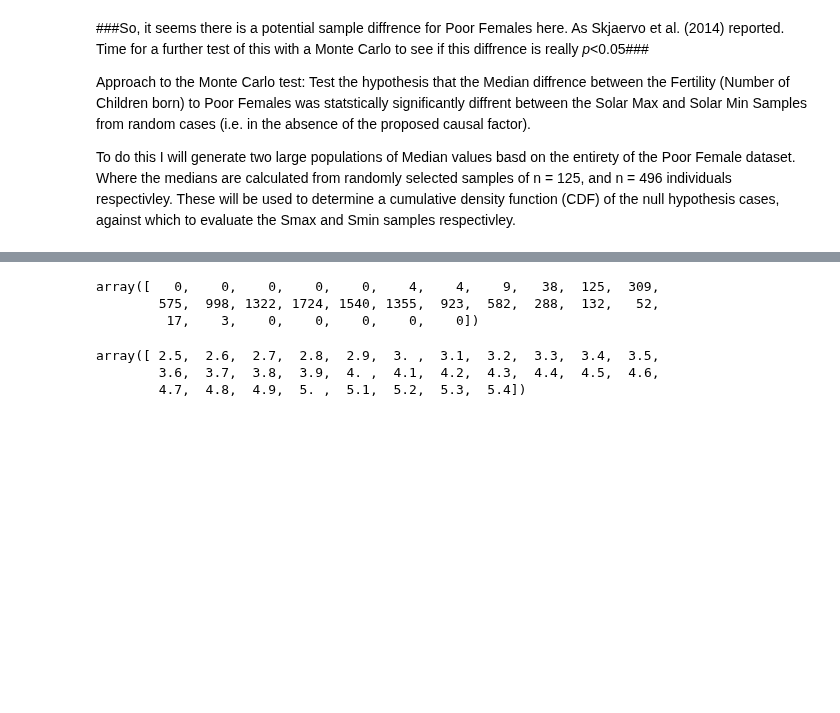
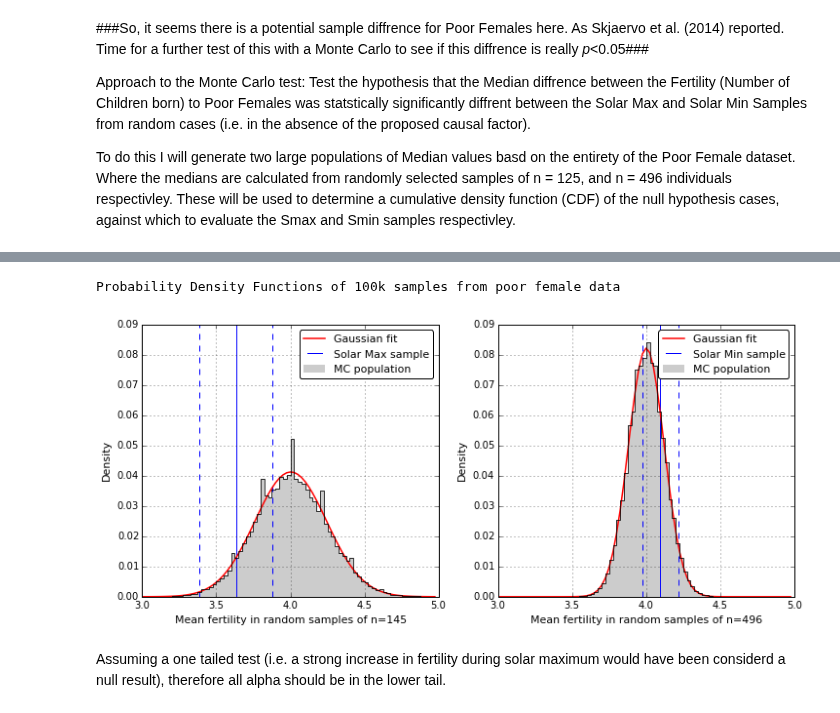
Before and after one commit to benlaken/Nbks, a Jupyter notebook: Historical_birth_analysis.ipynb, the cells around one changed output, grey strips where cells are left out. Drawn from its saved outputs; the diff is of its cells as text; code cells hidden in the pictures; blank space fills up the shorter version.

```diff
--- a/Historical_birth_analysis.ipynb
+++ b/Historical_birth_analysis.ipynb
@@ -324,12 +308,63 @@ plt.show()
-# %%
-pop_125_hist
-# %% [output]
-array([   0,    0,    0,    0,    0,    4,    4,    9,   38,  125,  309,
-        575,  998, 1322, 1724, 1540, 1355,  923,  582,  288,  132,   52,
-         17,    3,    0,    0,    0,    0,    0])
-# %%
-bins
-# %% [output]
-array([ 2.5,  2.6,  2.7,  2.8,  2.9,  3. ,  3.1,  3.2,  3.3,  3.4,  3.5,
-        3.6,  3.7,  3.8,  3.9,  4. ,  4.1,  4.2,  4.3,  4.4,  4.5,  4.6,
-        4.7,  4.8,  4.9,  5. ,  5.1,  5.2,  5.3,  5.4])
+# %%
+# -- Calculate the PDFs for the two MC samples and create a step plot with Gaussian fit---
+density_125 = pop_125_hist/sum(pop_125_hist)       # Normalize the population to 1.0
+step = (bins[1] - bins[0]) *0.5                    # need to center the bins:
+bcenter = [ bpos + step for bpos in bins[:-1]]
+width = bins[1] - bins[0]
+xx = np.ravel(zip(bins[0:-1], bins[0:-1] + width))
+yy = np.ravel(zip(density_125, density_125))
+
+density_496 = pop_496_hist/sum(pop_496_hist)
+yy2 = np.ravel(zip(density_496, density_496))
+
+# Create ideal Gaussian distributions
+mu, sigma = np.mean(pop_n125), np.std(pop_n125)        # Idealized Gaussian...
+ygauss = normpdf(bins, mu, sigma)                      # ...a np function to generate a Gaussian pdf
+ynormgauss = ygauss/sum(ygauss)                        #...a normalized guassian function
+
+mu2, sigma2 = np.mean(pop_n496), np.std(pop_n496)      # More clunky boiler plate code (I should function this)
+ygauss2 = normpdf(bins, mu2, sigma2)
+ynormgauss2 = ygauss2/sum(ygauss2)
+# %%
+print('Probability Density Functions of 100k samples from poor female data')
+#-----Plotting-----
+my_hist1 = plt.figure()
+my_hist1.set_size_inches(12,5)            # Specify the output size
+ax1 = my_hist1.add_subplot(121)              # Add an axis frame object to the plot (i.e. a pannel)
+ax2 = my_hist1.add_subplot(122)              # Add an axis frame object to the plot (i.e. a pannel)
+
+# first pannel
+ax1.bar(bins[0:-1], density_125, width=width, facecolor='k',linewidth=0.0,alpha=0.2)  # Filled bars
+ax1.plot(bins,ynormgauss,'r-',linewidth=1.5)                                          # Ideal Gaussian line
+ax1.vlines(F_SMAX_lowclass['mean'], 0.0, 0.1,colors='b')                              # Marker line of Mean
+ax1.grid(True)
+ax1.set_ylabel(r'Density',fontsize=11)
+ax1.set_xlabel('Mean fertility in random samples of n=145',fontsize=11)
+leg1=ax1.legend(['Gaussian fit','Solar Max sample','MC population',],prop={'size':11},
+                numpoints=1,markerscale=5.,frameon=True,fancybox=True)
+leg1.get_frame().set_alpha(1.0)                # Make the ledgend semi-transparent
+ax1.plot(xx, yy, 'k',alpha=0.8)                # Edges for the step plot
+ax1.vlines(F_SMAX_lowclass['mean']+F_SMAX_lowclass['se'], 0.0, 0.1,colors='b',linestyle='dashed')
+ax1.vlines(F_SMAX_lowclass['mean']-F_SMAX_lowclass['se'], 0.0, 0.1,colors='b',linestyle='dashed')
+ax1.set_ylim(0.00,0.09)
+
+# -- second pannel
+ax2.bar(bins[0:-1], density_496, width=width, facecolor='k',linewidth=0.0,alpha=0.2)  # Filled bars
+ax2.plot(bins,ynormgauss2,'r-',linewidth=1.5) # Ideal Gaussian line
+ax2.vlines(F_SMIN_lowclass['mean'], 0.0, 0.1,colors='b')
+ax2.grid(True)
+ax2.set_ylabel(r'Density',fontsize=11)
+ax2.set_xlabel('Mean fertility in random samples of n=496',fontsize=11)
+leg2=ax2.legend(['Gaussian fit','Solar Min sample','MC population',],prop={'size':11},
+                numpoints=1,markerscale=5.,frameon=True,fancybox=True)
+leg2.get_frame().set_alpha(1.0)                # Make the ledgend semi-transparent
+ax2.plot(xx, yy2, 'k',alpha=0.8)                # Edges for the step plot
+ax2.vlines(F_SMIN_lowclass['mean']+F_SMIN_lowclass['se'], 0.0, 0.1,colors='b',linestyle='dashed')
+ax2.vlines(F_SMIN_lowclass['mean']-F_SMIN_lowclass['se'], 0.0, 0.1,colors='b',linestyle='dashed')
+ax2.set_ylim(0.00,0.09)
+plt.show(my_hist1)
+# %% [output]
+Probability Density Functions of 100k samples from poor female data
+[figure, added]
+# %% [markdown]
+Assuming a one tailed test (i.e. a strong increase in fertility during solar maximum would have been considerd a null result), therefore all alpha should be in the lower tail.
```
Also changed, not shown: parts of 7 cells of this notebook.
